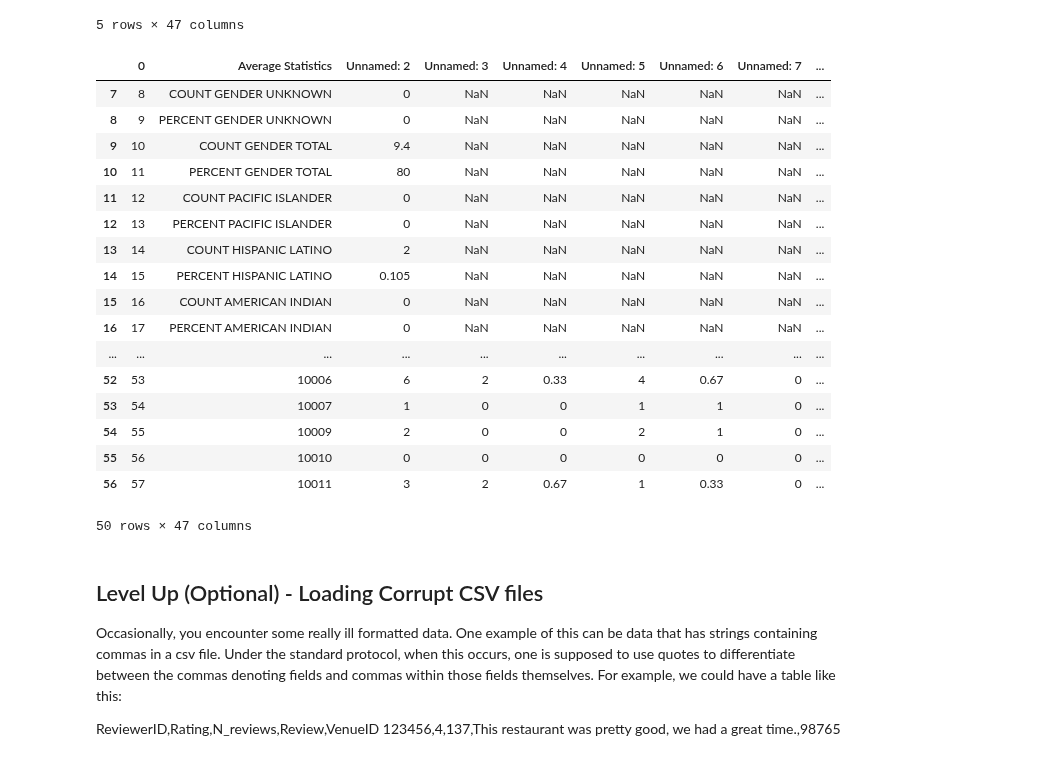
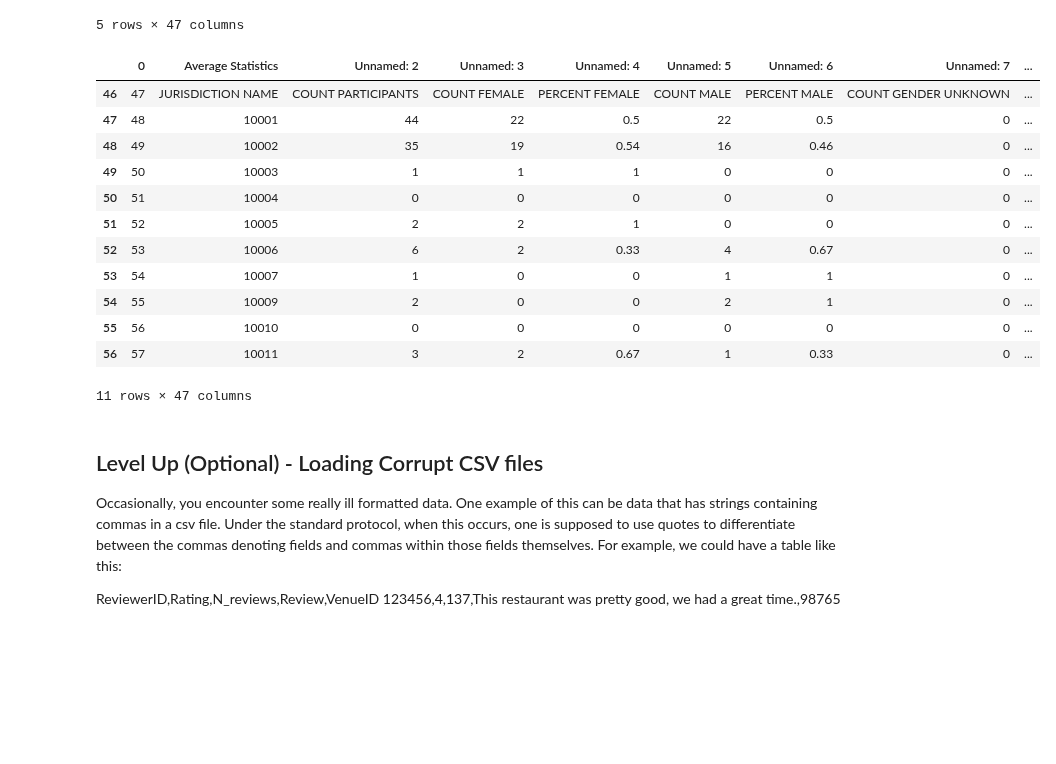
Before and after one commit to joelsandler/dsc-enterprise-hsbc-importing-data-with-pandas-lab-hsbc-ds-081319, a Jupyter notebook: index.ipynb, the cells around one changed output. Saved outputs shown, nothing was run; the diff lists cells and outputs as text; code cells hidden in the pictures; blank space fills up the shorter version.

```diff
--- a/index.ipynb
+++ b/index.ipynb
@@ -79,26 +79,21 @@ df.tail()
 # %%
 # Your code here - Clean up the data set
 df1 = df.head(46)
-df.tail()
+df.tail(11)
 # %% [output]
 |  | 0 | Average Statistics | Unnamed: 2 | Unnamed: 3 | Unnamed: 4 | Unnamed: 5 | Unnamed: 6 | Unnamed: 7 | ... |
-| 7 | 8 | COUNT GENDER UNKNOWN | 0 | NaN | NaN | NaN | NaN | NaN | ... |
-| 8 | 9 | PERCENT GENDER UNKNOWN | 0 | NaN | NaN | NaN | NaN | NaN | ... |
-| 9 | 10 | COUNT GENDER TOTAL | 9.4 | NaN | NaN | NaN | NaN | NaN | ... |
-| 10 | 11 | PERCENT GENDER TOTAL | 80 | NaN | NaN | NaN | NaN | NaN | ... |
-| 11 | 12 | COUNT PACIFIC ISLANDER | 0 | NaN | NaN | NaN | NaN | NaN | ... |
-| 12 | 13 | PERCENT PACIFIC ISLANDER | 0 | NaN | NaN | NaN | NaN | NaN | ... |
-| 13 | 14 | COUNT HISPANIC LATINO | 2 | NaN | NaN | NaN | NaN | NaN | ... |
-| 14 | 15 | PERCENT HISPANIC LATINO | 0.105 | NaN | NaN | NaN | NaN | NaN | ... |
-| 15 | 16 | COUNT AMERICAN INDIAN | 0 | NaN | NaN | NaN | NaN | NaN | ... |
-| 16 | 17 | PERCENT AMERICAN INDIAN | 0 | NaN | NaN | NaN | NaN | NaN | ... |
-| ... | ... | ... | ... | ... | ... | ... | ... | ... | ... |
+| 46 | 47 | JURISDICTION NAME | COUNT PARTICIPANTS | COUNT FEMALE | PERCENT FEMALE | COUNT MALE | PERCENT MALE | COUNT GENDER UNKNOWN | ... |
+| 47 | 48 | 10001 | 44 | 22 | 0.5 | 22 | 0.5 | 0 | ... |
+| 48 | 49 | 10002 | 35 | 19 | 0.54 | 16 | 0.46 | 0 | ... |
+| 49 | 50 | 10003 | 1 | 1 | 1 | 0 | 0 | 0 | ... |
+| 50 | 51 | 10004 | 0 | 0 | 0 | 0 | 0 | 0 | ... |
+| 51 | 52 | 10005 | 2 | 2 | 1 | 0 | 0 | 0 | ... |
 | 52 | 53 | 10006 | 6 | 2 | 0.33 | 4 | 0.67 | 0 | ... |
 | 53 | 54 | 10007 | 1 | 0 | 0 | 1 | 1 | 0 | ... |
 | 54 | 55 | 10009 | 2 | 0 | 0 | 2 | 1 | 0 | ... |
 | 55 | 56 | 10010 | 0 | 0 | 0 | 0 | 0 | 0 | ... |
 | 56 | 57 | 10011 | 3 | 2 | 0.67 | 1 | 0.33 | 0 | ... |
-50 rows × 47 columns
+11 rows × 47 columns
 # %% [markdown]
 ## Level Up (Optional) - Loading Corrupt CSV files
 
```
